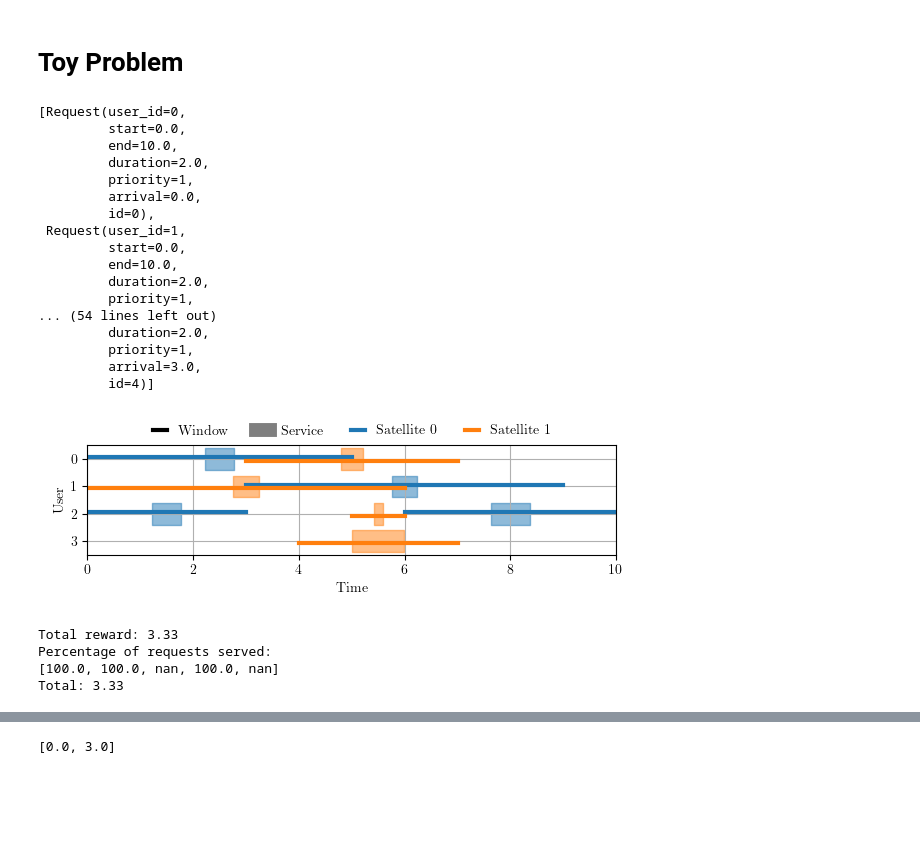
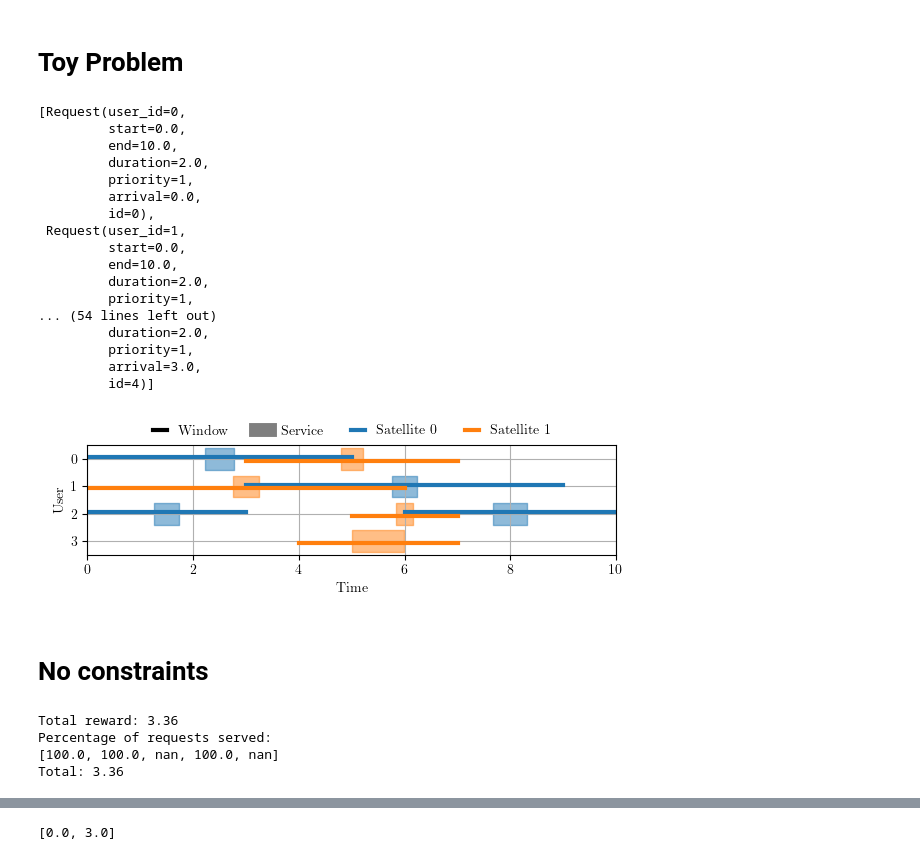
Before and after one commit to Stanford-NavLab/LuPNT, a Jupyter notebook: examples/projects/pnt-scheduling/python/experiment_2.ipynb, the cells around one changed output, grey strips where cells are left out. Drawn from its saved outputs; the diff is of its cells as text; code cells hidden in the pictures; blank space fills up the shorter version.

Commit message:
Working on constraints

```diff
--- a/examples/projects/pnt-scheduling/python/experiment_2.ipynb
+++ b/examples/projects/pnt-scheduling/python/experiment_2.ipynb
@@ -41,7 +41,7 @@ service_windows = [
     # Satellite 1
     ServiceWindow(user_id=0, satellite_id=1, start=3.0, end=7.0),
     ServiceWindow(user_id=1, satellite_id=1, start=0.0, end=6.0),
-    ServiceWindow(user_id=2, satellite_id=1, start=5.0, end=6.0),
+    ServiceWindow(user_id=2, satellite_id=1, start=5.0, end=7.0),
     ServiceWindow(user_id=3, satellite_id=1, start=4.0, end=7.0),
 ]
 pp.pprint(requests)
@@ -71,37 +71,39 @@ problem = PntSchedulingProblem(
     min_energy=2,
     max_data=15,
     min_data=2,
     payload_data_gen=1,
     payload_power_gen=-1,
     energy_gen_func=energy_gen_func,
     data_gen_func=data_gen_func,
 )
 
 fig, ax = plt.subplots(1, 1, figsize=(6, 2))
 plotting.plot_requests_service_windows(requests, service_windows, ax=ax)
 plt.tight_layout()
 # %% [output]
 [Request(user_id=0,
          start=0.0,
          end=10.0,
          duration=2.0,
          priority=1,
          arrival=0.0,
          id=0),
  Request(user_id=1,
          start=0.0,
          end=10.0,
          duration=2.0,
          priority=1,
 ... (54 lines left out)
          duration=2.0,
          priority=1,
          arrival=3.0,
          id=4)]
-[figure, old version]
+[figure, new version]
+# %% [markdown]
+# No constraints
 # %%
 # Forward search
-d = 6
+d = 8
 gamma = 0.7
 N_max = 5
 d_min = 1
@@ -117,10 +119,10 @@ percentage = problem.percentage_completed(policy)
 pp.pprint(percentage)
 print("Total:", round(problem.total_reward(policy, gamma=gamma), 2))
 # %% [output]
-Total reward: 3.33
+Total reward: 3.36
 Percentage of requests served:
 [100.0, 100.0, nan, 100.0, nan]
-Total: 3.33
+Total: 3.36
 # %%
 fig, axs = plt.subplots(3, 1, figsize=(6, 6))
 print(f"Total reward: {problem.total_reward(policy, gamma=gamma):.2f}")
```
Also changed, not shown: parts of 20 cells of this notebook, 1 other file.
